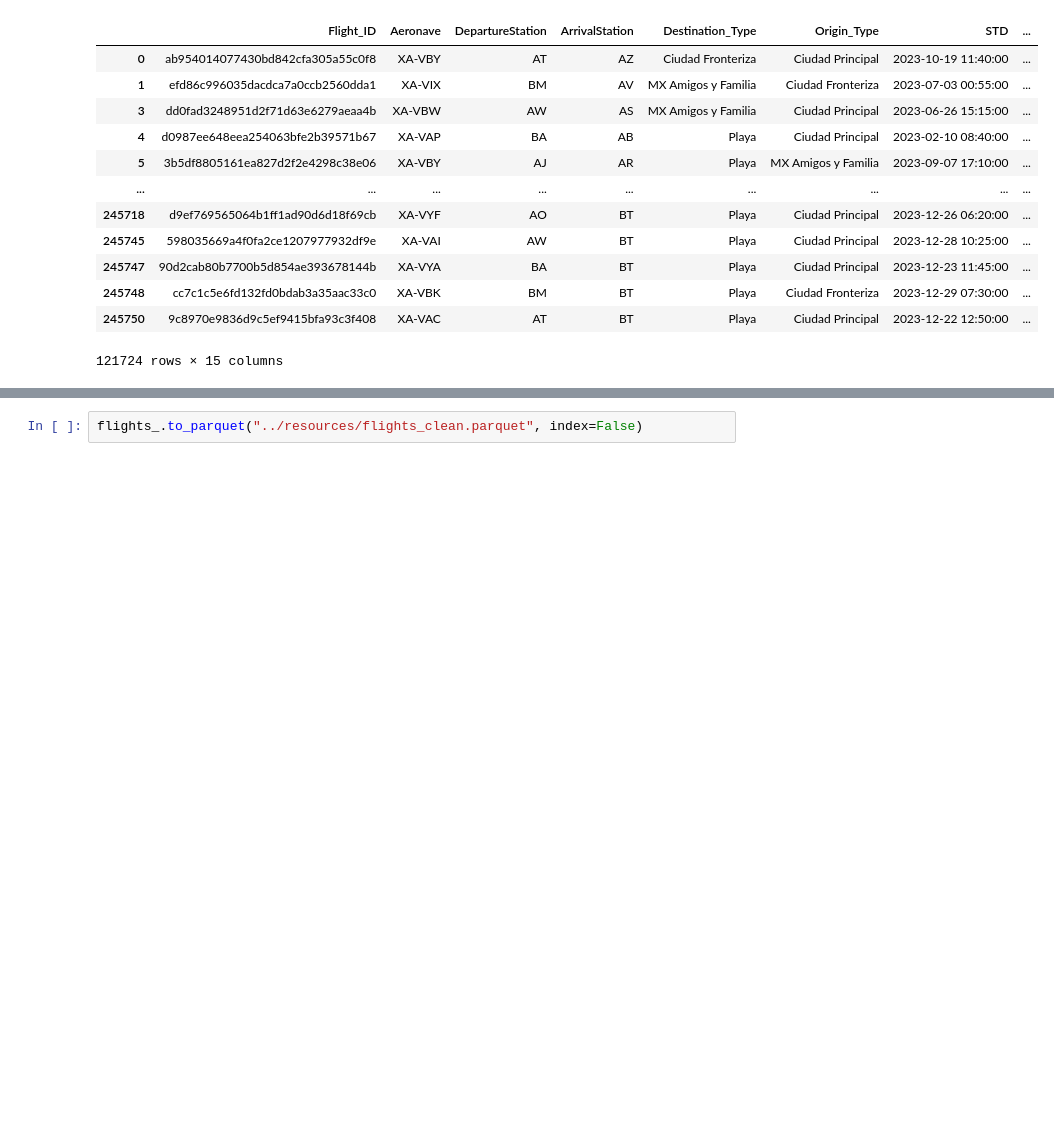
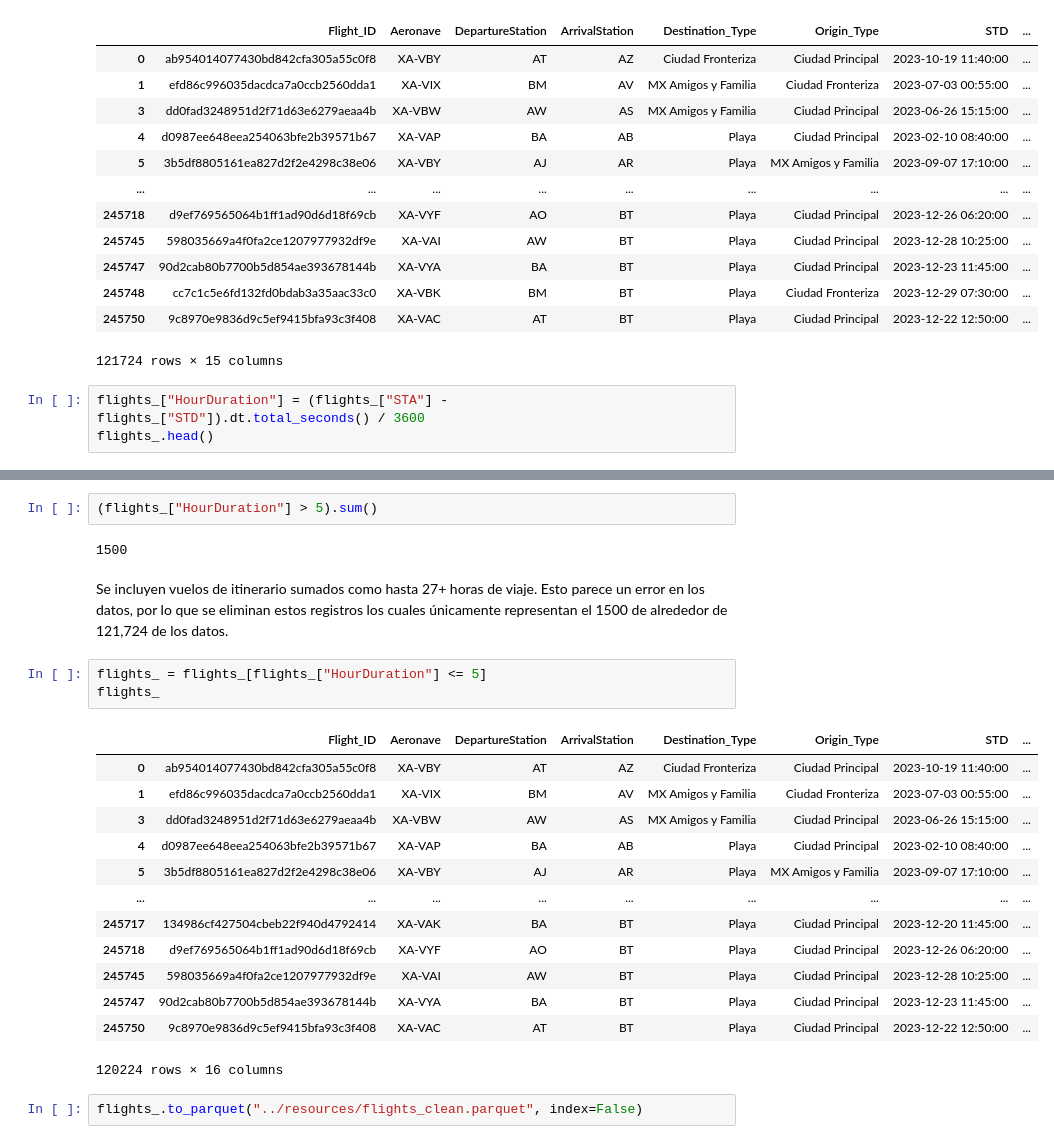
Before and after one commit to FrancoMendoza2003/Datathon2024, a Jupyter notebook: explore/01-clean.ipynb, the cells around one changed output, grey strips where cells are left out. Drawn from its saved outputs; the diff is of its cells as text; blank space fills up the shorter version.

Commit message:
fix: Duracion en horas > 5 horas de Vuelos

```diff
--- a/explore/01-clean.ipynb
+++ b/explore/01-clean.ipynb
@@ -77,3 +77,6 @@ flights_
 | 245748 | cc7c1c5e6fd132fd0bdab3a35aac33c0 | XA-VBK | BM | BT | Playa | Ciudad Fronteriza | 2023-12-29 07:30:00 | ... |
 | 245750 | 9c8970e9836d9c5ef9415bfa93c3f408 | XA-VAC | AT | BT | Playa | Ciudad Principal | 2023-12-22 12:50:00 | ... |
 121724 rows × 15 columns
+# %%
+flights_["HourDuration"] = (flights_["STA"] - flights_["STD"]).dt.total_seconds() / 3600
+flights_.head()
@@ -80,3 +102,26 @@ flights_
+# %%
+(flights_["HourDuration"] > 5).sum()
+# %% [output]
+1500
+# %% [markdown]
+Se incluyen vuelos de itinerario sumados como hasta 27+ horas de viaje. Esto parece un error en los datos, por lo que se eliminan estos registros los cuales únicamente representan el 1500 de alrededor de 121,724 de los datos.
+# %%
+flights_ = flights_[flights_["HourDuration"] <= 5]
+flights_
+# %% [output]
+|  | Flight_ID | Aeronave | DepartureStation | ArrivalStation | Destination_Type | Origin_Type | STD | ... |
+| 0 | ab954014077430bd842cfa305a55c0f8 | XA-VBY | AT | AZ | Ciudad Fronteriza | Ciudad Principal | 2023-10-19 11:40:00 | ... |
+| 1 | efd86c996035dacdca7a0ccb2560dda1 | XA-VIX | BM | AV | MX Amigos y Familia | Ciudad Fronteriza | 2023-07-03 00:55:00 | ... |
+| 3 | dd0fad3248951d2f71d63e6279aeaa4b | XA-VBW | AW | AS | MX Amigos y Familia | Ciudad Principal | 2023-06-26 15:15:00 | ... |
+| 4 | d0987ee648eea254063bfe2b39571b67 | XA-VAP | BA | AB | Playa | Ciudad Principal | 2023-02-10 08:40:00 | ... |
+| 5 | 3b5df8805161ea827d2f2e4298c38e06 | XA-VBY | AJ | AR | Playa | MX Amigos y Familia | 2023-09-07 17:10:00 | ... |
+| ... | ... | ... | ... | ... | ... | ... | ... | ... |
+| 245717 | 134986cf427504cbeb22f940d4792414 | XA-VAK | BA | BT | Playa | Ciudad Principal | 2023-12-20 11:45:00 | ... |
+| 245718 | d9ef769565064b1ff1ad90d6d18f69cb | XA-VYF | AO | BT | Playa | Ciudad Principal | 2023-12-26 06:20:00 | ... |
+| 245745 | 598035669a4f0fa2ce1207977932df9e | XA-VAI | AW | BT | Playa | Ciudad Principal | 2023-12-28 10:25:00 | ... |
+| 245747 | 90d2cab80b7700b5d854ae393678144b | XA-VYA | BA | BT | Playa | Ciudad Principal | 2023-12-23 11:45:00 | ... |
+| 245750 | 9c8970e9836d9c5ef9415bfa93c3f408 | XA-VAC | AT | BT | Playa | Ciudad Principal | 2023-12-22 12:50:00 | ... |
+120224 rows × 16 columns
 # %%
 flights_.to_parquet("../resources/flights_clean.parquet", index=False)
 # %% [markdown]
```
Also changed, not shown: parts of 2 cells of this notebook, 1 other file.
